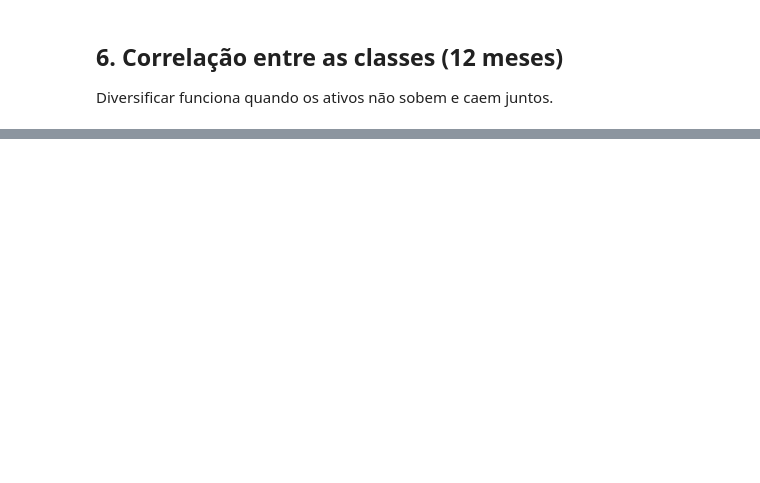
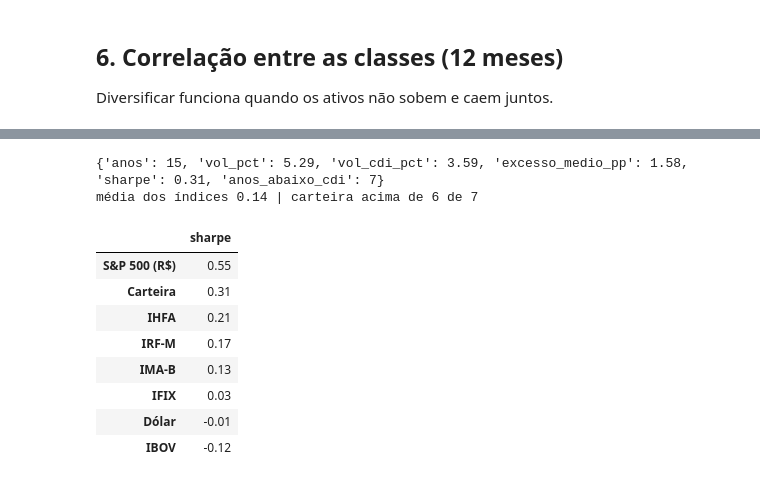
Before and after one commit to mlsantos92/indices-mercado-2026, a Jupyter notebook: notebooks/analise.ipynb, the cells around one changed output, grey strips where cells are left out. Saved outputs shown, nothing was run; the diff lists cells and outputs as text; code cells hidden in the pictures; blank space fills up the shorter version.

```diff
--- a/notebooks/analise.ipynb
+++ b/notebooks/analise.ipynb
@@ -107,0 +179,17 @@ largo.tail(12).corr().round(2)
+# %%
+print({k: round(v, 2) for k, v in cart.risco(df).items()})
+tab = carteira.comparar_sharpe(cart, df, anuais)
+print(f"média dos índices {tab.attrs['media_indices']:.2f} | carteira acima de {tab.attrs['acima_de']} de {tab.attrs['n_indices']}")
+tab
+# %% [output]
+{'anos': 15, 'vol_pct': 5.29, 'vol_cdi_pct': 3.59, 'excesso_medio_pp': 1.58, 'sharpe': 0.31, 'anos_abaixo_cdi': 7}
+média dos índices 0.14 | carteira acima de 6 de 7
+|  | sharpe |
+| S&P 500 (R$) | 0.55 |
+| Carteira | 0.31 |
+| IHFA | 0.21 |
+| IRF-M | 0.17 |
+| IMA-B | 0.13 |
+| IFIX | 0.03 |
+| Dólar | -0.01 |
+| IBOV | -0.12 |
```
Also changed, not shown: parts of 22 cells of this notebook, 23 other files.
